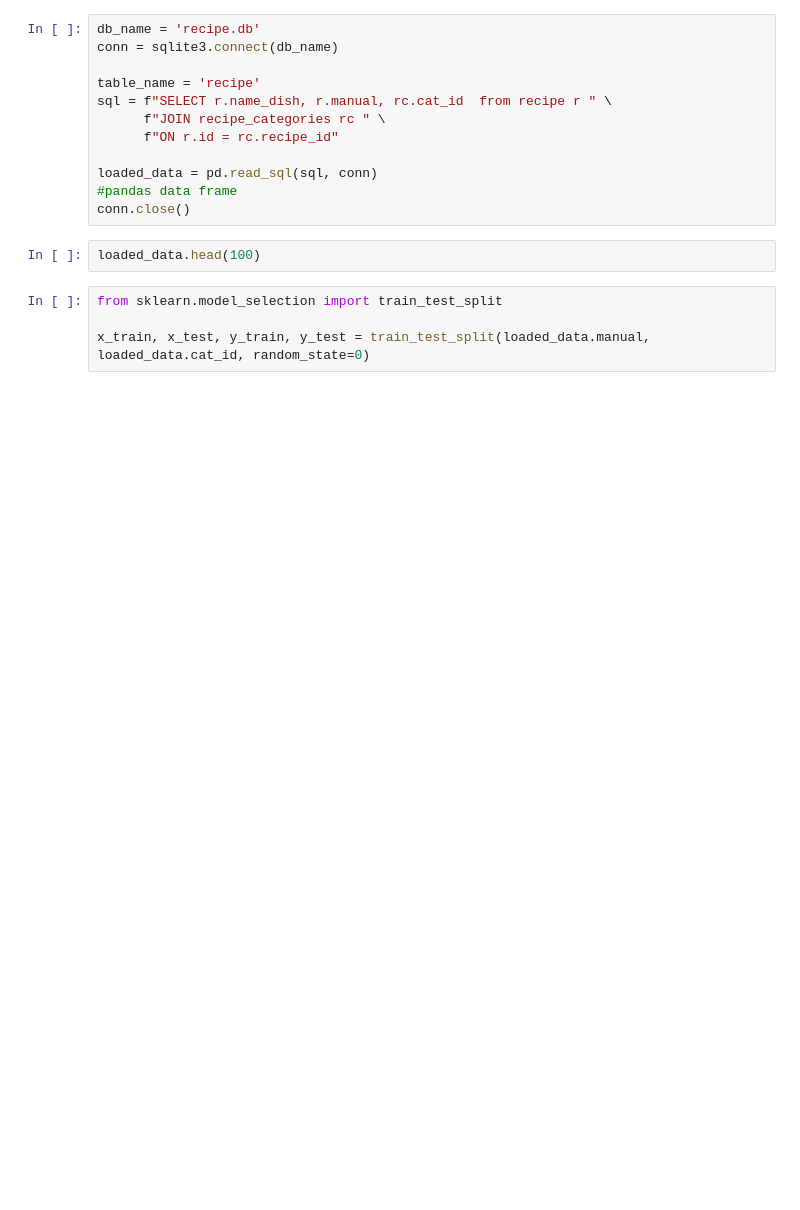
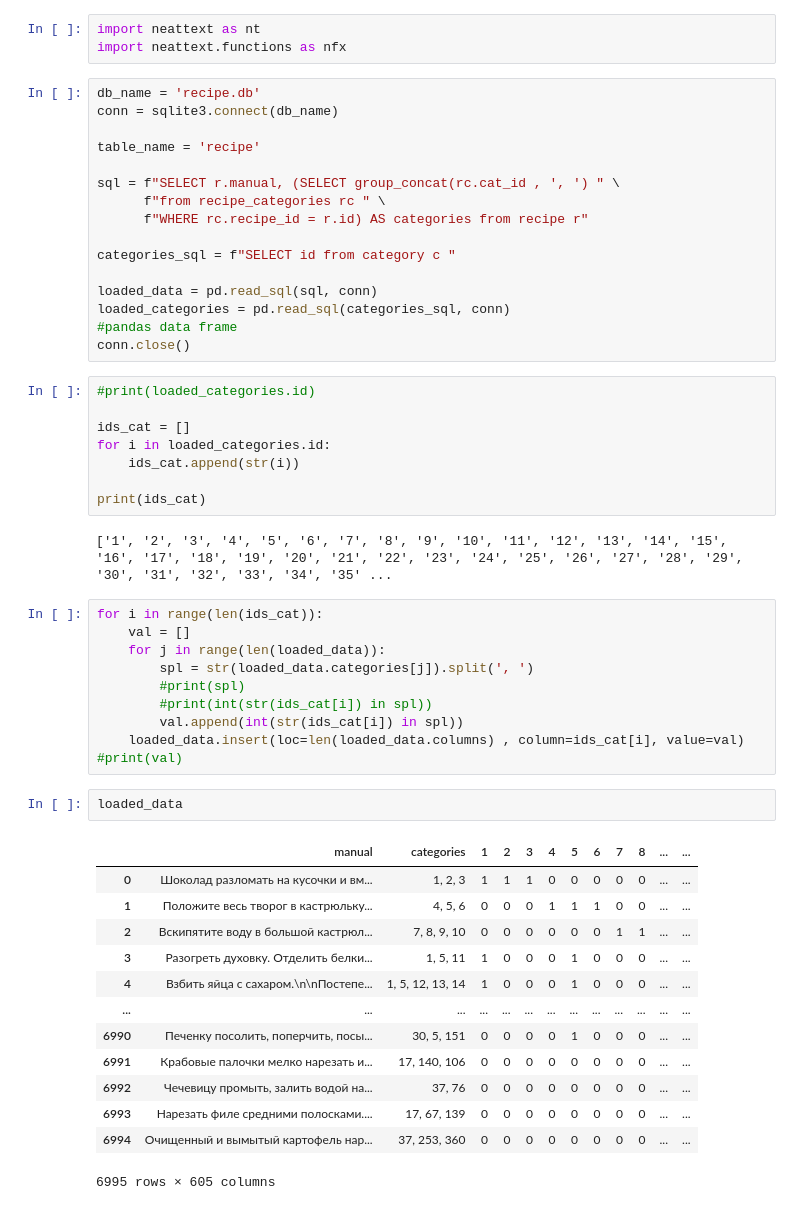
Before and after one commit to Fliada/recipes, a Jupyter notebook: learning.ipynb, the cells around one changed output. Drawn from its saved outputs; the diff is of its cells as text; blank space fills up the shorter version.

```diff
--- a/learning.ipynb
+++ b/learning.ipynb
@@ -4,18 +12,55 @@ import sqlite3
+# %%
+import neattext as nt
+import neattext.functions as nfx
 # %%
 db_name = 'recipe.db'
 conn = sqlite3.connect(db_name)
 
 table_name = 'recipe'
-sql = f"SELECT r.name_dish, r.manual, rc.cat_id  from recipe r " \
-      f"JOIN recipe_categories rc " \
-      f"ON r.id = rc.recipe_id"
+
+sql = f"SELECT r.manual, (SELECT group_concat(rc.cat_id , ', ') " \
+      f"from recipe_categories rc " \
+      f"WHERE rc.recipe_id = r.id) AS categories from recipe r"
+
+categories_sql = f"SELECT id from category c "
 
 loaded_data = pd.read_sql(sql, conn)
+loaded_categories = pd.read_sql(categories_sql, conn)
 #pandas data frame
 conn.close()
+# %%
+#print(loaded_categories.id)
+
+ids_cat = []
+for i in loaded_categories.id:
+    ids_cat.append(str(i))
+
+print(ids_cat)
+# %% [output]
+['1', '2', '3', '4', '5', '6', '7', '8', '9', '10', '11', '12', '13', '14', '15', '16', '17', '18', '19', '20', '21', '22', '23', '24', '25', '26', '27', '28', '29', '30', '31', '32', '33', '34', '35' ...
+# %%
+for i in range(len(ids_cat)):
+    val = []
+    for j in range(len(loaded_data)):
+        spl = str(loaded_data.categories[j]).split(', ')
+        #print(spl)
+        #print(int(str(ids_cat[i]) in spl))
+        val.append(int(str(ids_cat[i]) in spl))
+    loaded_data.insert(loc=len(loaded_data.columns) , column=ids_cat[i], value=val)
+#print(val)
 # %%
-loaded_data.head(100)
+loaded_data
+# %% [output]
+|  | manual | categories | 1 | 2 | 3 | 4 | 5 | 6 | 7 | 8 | ... | ... |
+| 0 | Шоколад разломать на кусочки и вм... | 1, 2, 3 | 1 | 1 | 1 | 0 | 0 | 0 | 0 | 0 | ... | ... |
+| 1 | Положите весь творог в кастрюльку... | 4, 5, 6 | 0 | 0 | 0 | 1 | 1 | 1 | 0 | 0 | ... | ... |
+| 2 | Вскипятите воду в большой кастрюл... | 7, 8, 9, 10 | 0 | 0 | 0 | 0 | 0 | 0 | 1 | 1 | ... | ... |
+| 3 | Разогреть духовку. Отделить белки... | 1, 5, 11 | 1 | 0 | 0 | 0 | 1 | 0 | 0 | 0 | ... | ... |
+| 4 | Взбить яйца с сахаром.\n\nПостепе... | 1, 5, 12, 13, 14 | 1 | 0 | 0 | 0 | 1 | 0 | 0 | 0 | ... | ... |
+| ... | ... | ... | ... | ... | ... | ... | ... | ... | ... | ... | ... | ... |
+| 6990 | Печенку посолить, поперчить, посы... | 30, 5, 151 | 0 | 0 | 0 | 0 | 1 | 0 | 0 | 0 | ... | ... |
+| 6991 | Крабовые палочки мелко нарезать и... | 17, 140, 106 | 0 | 0 | 0 | 0 | 0 | 0 | 0 | 0 | ... | ... |
+| 6992 | Чечевицу промыть, залить водой на... | 37, 76 | 0 | 0 | 0 | 0 | 0 | 0 | 0 | 0 | ... | ... |
+| 6993 | Нарезать филе средними полосками.... | 17, 67, 139 | 0 | 0 | 0 | 0 | 0 | 0 | 0 | 0 | ... | ... |
+| 6994 | Очищенный и вымытый картофель нар... | 37, 253, 360 | 0 | 0 | 0 | 0 | 0 | 0 | 0 | 0 | ... | ... |
+6995 rows × 605 columns
-# %%
-from sklearn.model_selection import train_test_split
-
-x_train, x_test, y_train, y_test = train_test_split(loaded_data.manual, loaded_data.cat_id, random_state=0)
```
Also changed, not shown: parts of 21 cells of this notebook.
